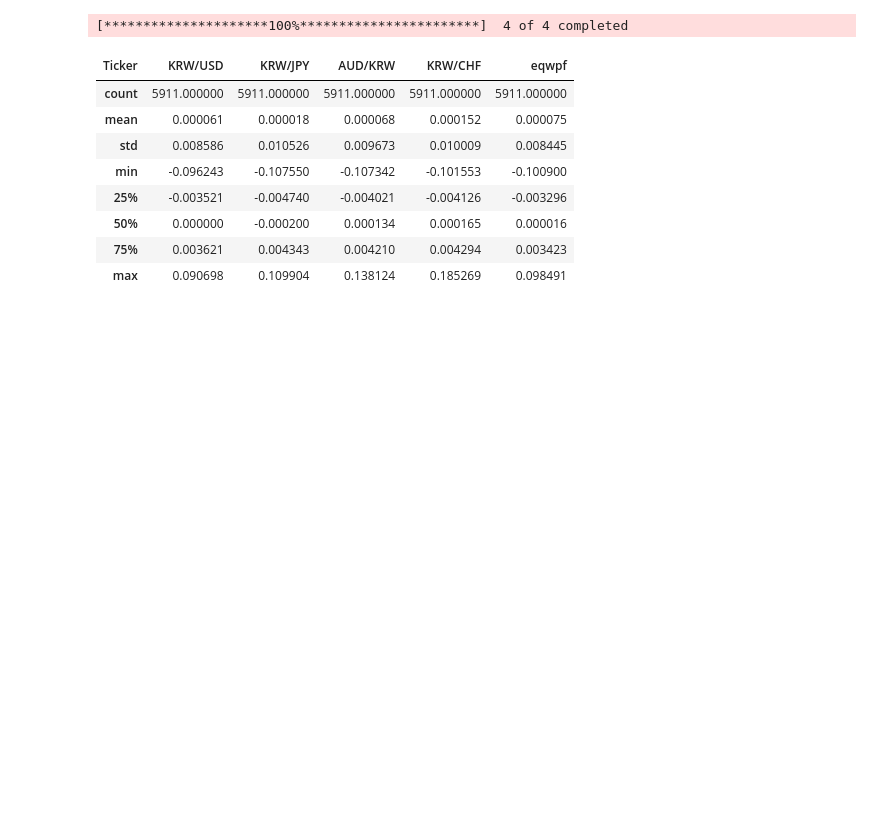
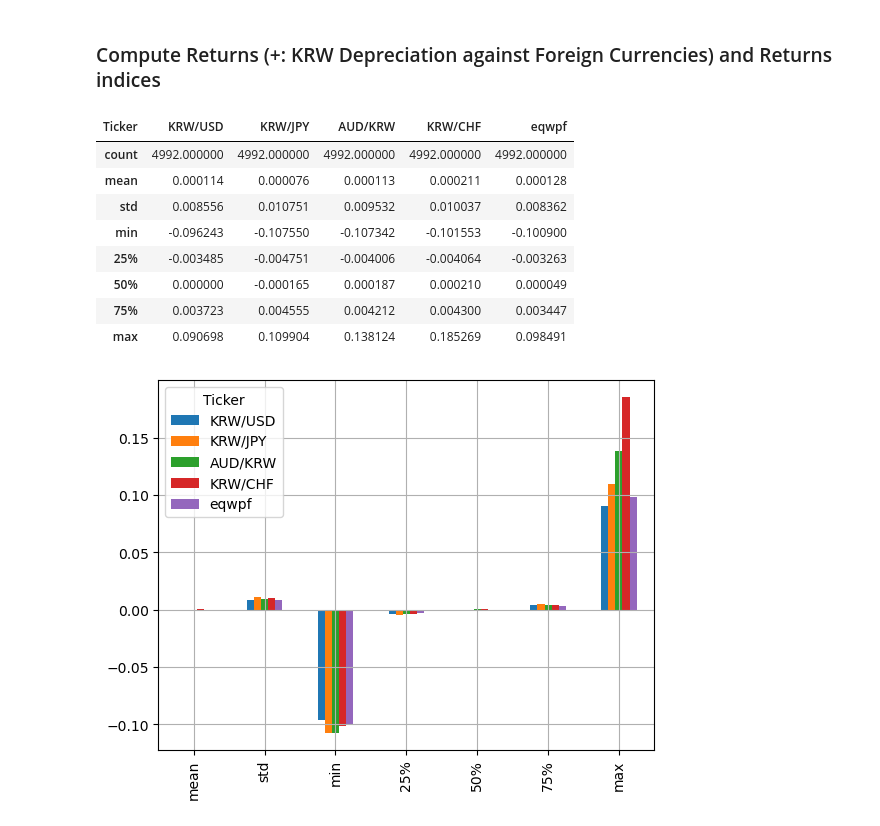
Before and after one commit to duckeun16/Macro, a Jupyter notebook: Spot FX DCA Performance.ipynb, the cells around one changed output. Saved outputs shown, nothing was run; the diff lists cells and outputs as text; code cells hidden in the pictures; blank space fills up the shorter version.

```diff
--- a/Spot FX DCA Performance.ipynb
+++ b/Spot FX DCA Performance.ipynb
@@ -7,0 +13,18 @@ import seaborn as sns
+# %%
+# get KRW price data and compute returns
+ticker_list = ['KRW=X', 'JPYKRW=X', 'AUDKRW=X', 'CHFKRW=X', '^TNX']
+label_list = ['KRW/USD', 'KRW/JPY', 'AUD/KRW', 'KRW/CHF', 'UST10Y_RFR']
+yr_daycount = 365
+
+start = pd.Timestamp.now() - pd.Timedelta(days=365*20)
+end = pd.Timestamp.now()
+fx_krw_prices = yf.download(ticker_list, interval='1d', start=start, end=end)['Close'] # period='max'
+fx_krw_prices = fx_krw_prices.rename(columns=dict(zip(ticker_list, label_list))).dropna(how='any', axis=0)
+fx_krw_prices['UST10Y_RFR'] = fx_krw_prices['UST10Y_RFR'] / 100
+
+data_start = fx_krw_prices.index.min()
+data_end = fx_krw_prices.index.max()
+print(f"data fetched: {data_start} to  {data_end}; ({(data_end - data_start).days / yr_daycount : 0.1f} years )")
+
+label_list.remove('UST10Y_RFR')
+invest_cols = label_list + ['eqwpf']
@@ -8,33 +35,31 @@ import seaborn as sns
+# %% [markdown]
+### Compute Returns (+: KRW Depreciation against Foreign Currencies) and Returns indices
 # %%
-# get KRW price data and compute returns
-ticker_list = ['KRW=X', 'JPYKRW=X', 'AUDKRW=X', 'CHFKRW=X']
-label_list = ['KRW/USD', 'KRW/JPY', 'AUD/KRW', 'KRW/CHF']
+# compute returns
+fx_krw_returns = fx_krw_prices.pct_change().iloc[1:]
+fx_krw_returns['UST10Y_RFR'] = fx_krw_prices['UST10Y_RFR'] / yr_daycount
+fx_krw_returns['eqwpf'] = fx_krw_returns[label_list].mean(axis=1)
+# compute daily returns in excess of RFR
+fx_krw_excess_returns = fx_krw_returns[invest_cols].sub(fx_krw_returns['UST10Y_RFR'], axis=0)
 
-fx_krw_prices = yf.download(ticker_list, interval='1d', period='max')['Close']
-fx_krw_prices = fx_krw_prices.rename(columns=dict(zip(ticker_list, label_list))).dropna(how='any', axis=0)
-fx_krw_returns = fx_krw_prices.pct_change().iloc[1:]
+# add columsn: year, obs per year
+fx_krw_returns['year'] = pd.to_datetime(fx_krw_returns.reset_index().Date).dt.strftime("%Y").values
+fx_krw_returns['obs'] = fx_krw_returns.groupby(['year']).transform('count').mean(axis=1).values
 
-# add columsn: EQW PF return, year, obs per year
-fx_krw_returns['eqwpf'] = fx_krw_returns[label_list].mean(axis=1)
-fx_krw_returns['Year'] = pd.to_datetime(fx_krw_returns.reset_index().Date).dt.strftime("%Y").values
-fx_krw_returns['obs'] = fx_krw_returns.groupby(['Year']).transform('count').mean(axis=1).values
-
-
-invest_cols = label_list + ['eqwpf']
-# annualized returns
-fx_krw_returns_ann = fx_krw_returns[invest_cols] * 360 #.mul(fx_krw_returns['obs'], axis=0)
 # portfolio index
 fx_krw_indices = (1+fx_krw_returns[invest_cols]).cumprod() * 100
+fx_krw_rp_indices = (1+fx_krw_excess_returns[invest_cols]).cumprod() * 100
 
 display(fx_krw_returns[invest_cols].describe())
+fx_krw_returns[invest_cols].describe().iloc[1:,:].plot(kind='bar', grid=True);
 # %% [output]
-[*********************100%***********************]  4 of 4 completed
 | Ticker | KRW/USD | KRW/JPY | AUD/KRW | KRW/CHF | eqwpf |
-| count | 5911.000000 | 5911.000000 | 5911.000000 | 5911.000000 | 5911.000000 |
-| mean | 0.000061 | 0.000018 | 0.000068 | 0.000152 | 0.000075 |
-| std | 0.008586 | 0.010526 | 0.009673 | 0.010009 | 0.008445 |
+| count | 4992.000000 | 4992.000000 | 4992.000000 | 4992.000000 | 4992.000000 |
+| mean | 0.000114 | 0.000076 | 0.000113 | 0.000211 | 0.000128 |
+| std | 0.008556 | 0.010751 | 0.009532 | 0.010037 | 0.008362 |
 | min | -0.096243 | -0.107550 | -0.107342 | -0.101553 | -0.100900 |
-| 25% | -0.003521 | -0.004740 | -0.004021 | -0.004126 | -0.003296 |
-| 50% | 0.000000 | -0.000200 | 0.000134 | 0.000165 | 0.000016 |
-| 75% | 0.003621 | 0.004343 | 0.004210 | 0.004294 | 0.003423 |
+| 25% | -0.003485 | -0.004751 | -0.004006 | -0.004064 | -0.003263 |
+| 50% | 0.000000 | -0.000165 | 0.000187 | 0.000210 | 0.000049 |
+| 75% | 0.003723 | 0.004555 | 0.004212 | 0.004300 | 0.003447 |
 | max | 0.090698 | 0.109904 | 0.138124 | 0.185269 | 0.098491 |
+[figure, added]
```
Also changed, not shown: parts of 12 cells of this notebook.
